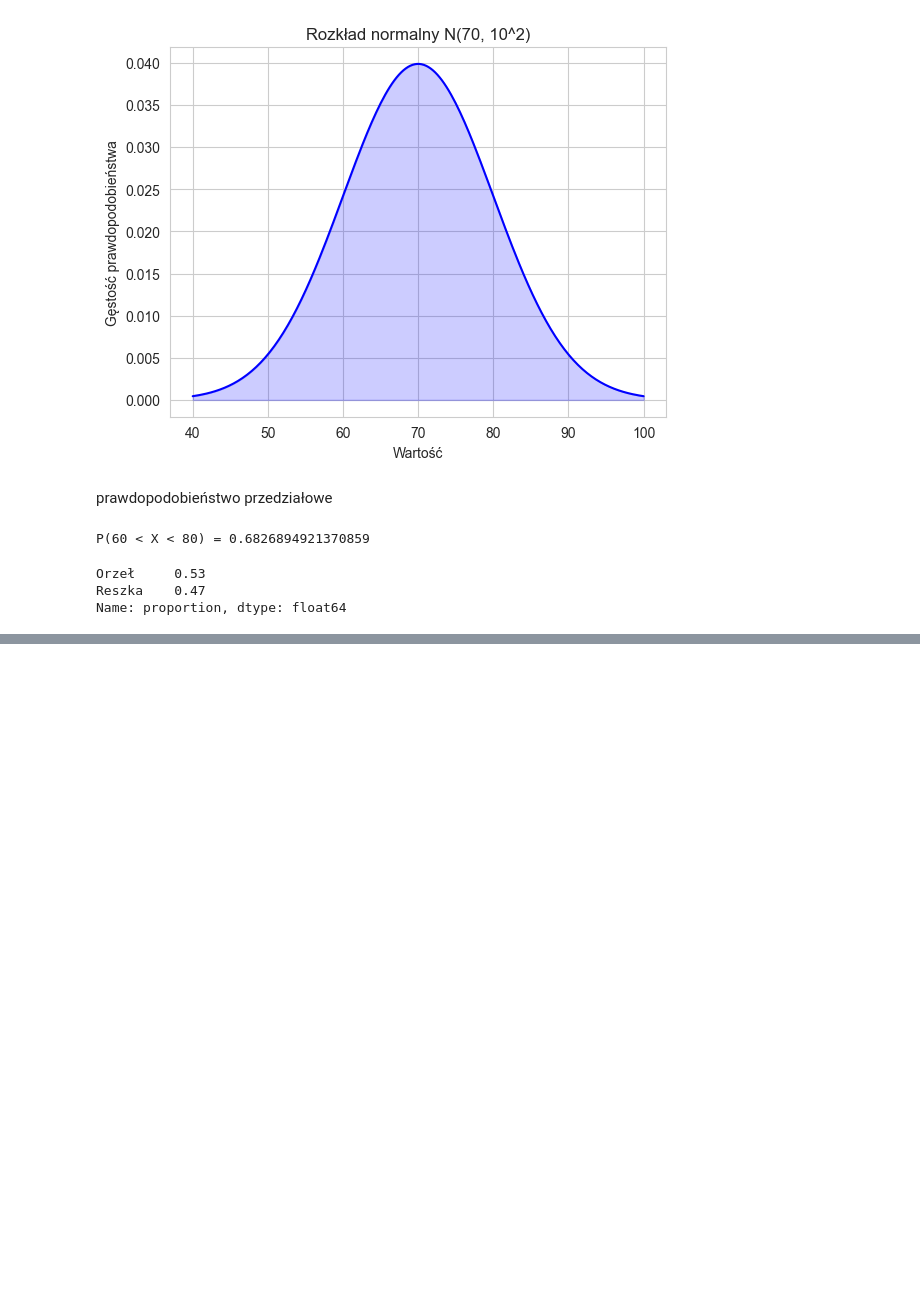
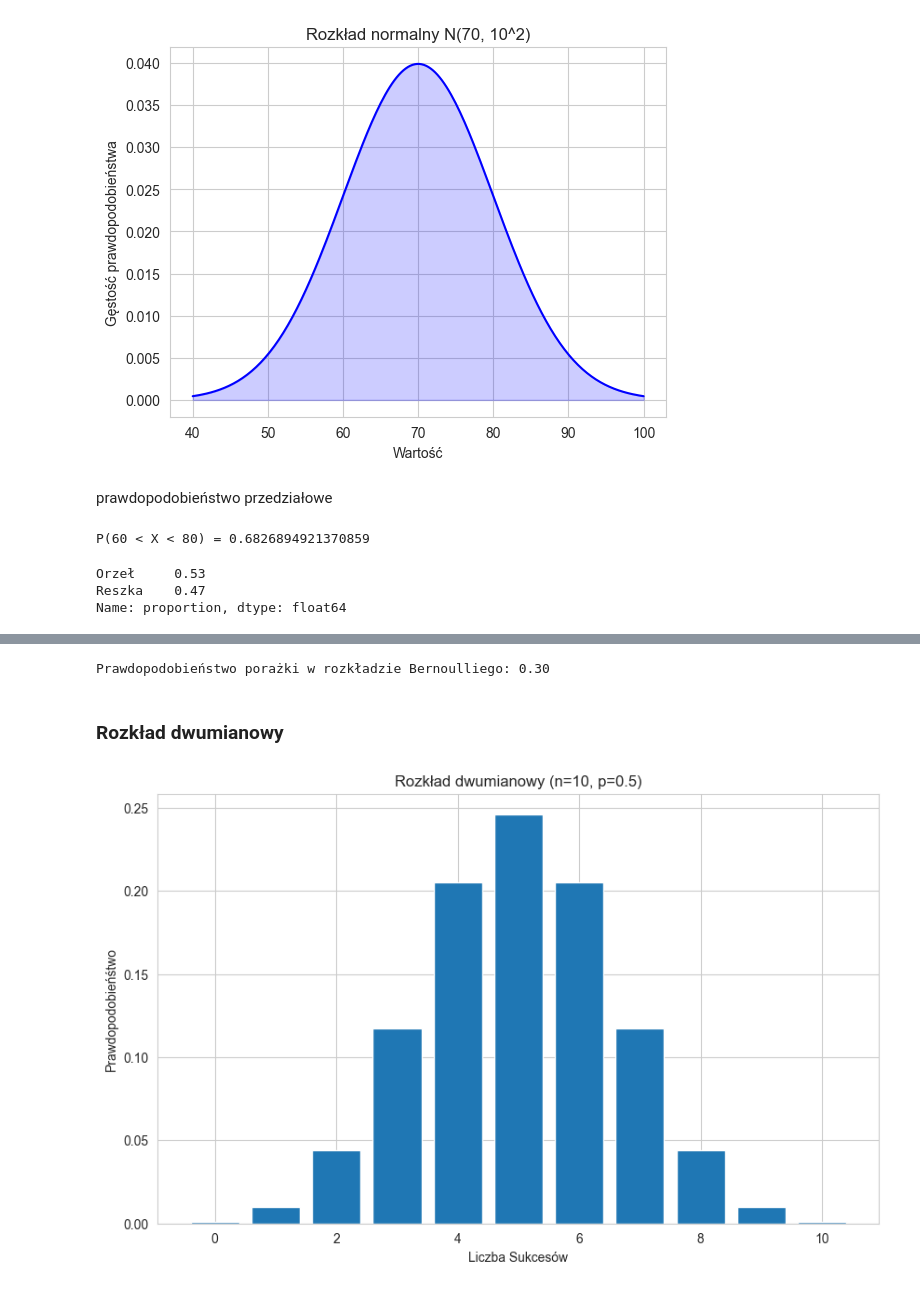
Before and after one commit to rajkonkret/PythonProjectAnaliza-20-10-2025, a Jupyter notebook: cwiczenie8.ipynb, the cells around one changed output, grey strips where cells are left out. Drawn from its saved outputs; the diff is of its cells as text; code cells hidden in the pictures; blank space fills up the shorter version.

```diff
--- a/cwiczenie8.ipynb
+++ b/cwiczenie8.ipynb
@@ -81,0 +95,24 @@ Name: proportion, dtype: float64
+# %%
+print(f"Prawdopodobieństwo porażki w rozkładzie Bernoulliego: {rv_bernoulli.pmf(0):.2f}")
+# %% [output]
+Prawdopodobieństwo porażki w rozkładzie Bernoulliego: 0.30
+# %% [markdown]
+### Rozkład dwumianowy
+# %%
+n_binom = 10
+p_binom = 0.5
+# %%
+rv_binom = binom(n_binom, p_binom)
+# %%
+x_binom = np.arange(0, n_binom + 1)
+pmf_binom = rv_binom.pmf(x_binom)
+# %%
+plt.figure(figsize=(10, 6))
+plt.bar(x_binom, pmf_binom)
+plt.title("Rozkład dwumianowy (n=10, p=0.5)")
+plt.xlabel("Liczba Sukcesów")
+plt.ylabel("Prawdopodobieńśtwo")
+plt.grid(True)
+plt.show()
+# %% [output]
+[figure, added]
```
Also changed, not shown: parts of 4 cells of this notebook.
